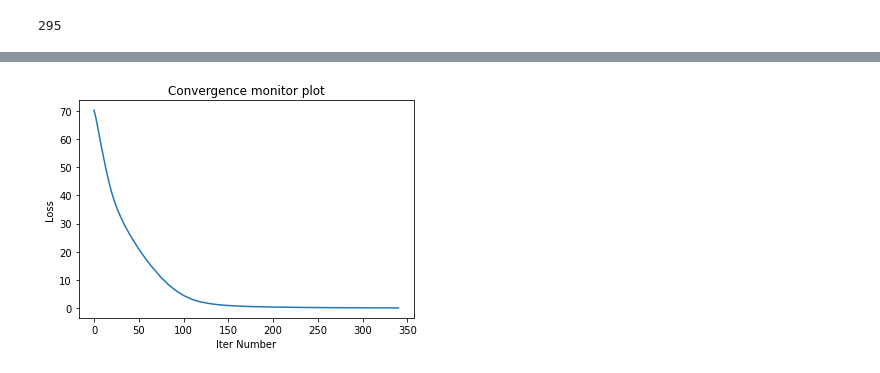
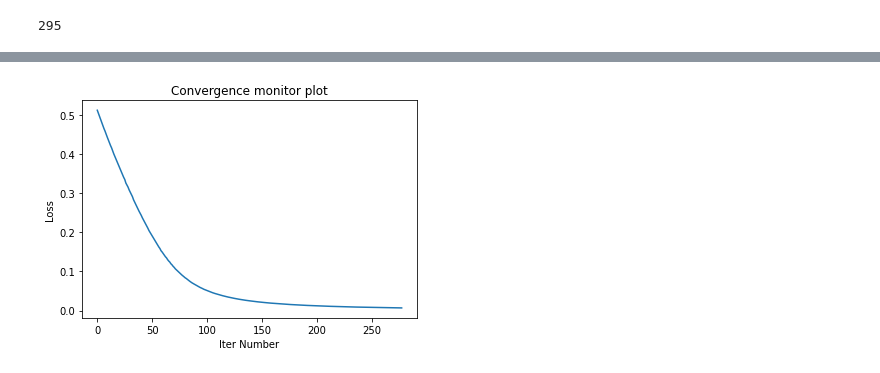
Before and after one commit to TheOneCodeGuy/AutoAssociationNN-RBM-AutoEncoders, a Jupyter notebook: Q1.ipynb, the cells around one changed output, grey strips where cells are left out. Drawn from its saved outputs; the diff is of its cells as text; code cells hidden in the pictures.

```diff
--- a/Q1.ipynb
+++ b/Q1.ipynb
@@ -211,8 +214,8 @@ classifier = classifier.to(device)
 # %%
 old_loss = np.inf
 
-max_epoch = 5000
-# losses= []
+max_epoch = 20000
+losses= []
 for epoch in range(max_epoch):
 
     running_loss = 0.0
@@ -245,7 +248,7 @@ for epoch in range(max_epoch):
     print(abs(running_loss-old_loss)/running_loss)
     losses.append(running_loss)
 
-    if abs(running_loss-old_loss)/running_loss < 1e-10:
+    if abs(running_loss-old_loss)/running_loss < 1e-4 and running_loss<1.05:
         print('Converged')
         break
 
@@ -281,20 +284,20 @@ plt.show()
 # %%
 with torch.no_grad():
 
-    test_loss = 0.0
-    y_test = []
-    y_test_pred = []
+    train_loss = 0.0
+    y_train = []
+    y_train_pred = []
 
     for data in trainloader:
 
         X, y = data[0].to(device), data[1].to(device)
         Z = ae1.get_z(X)
         y_hat = classifier(Z)
-        test_loss += criterion(y_hat, y)*len(X)/test_size
+        train_loss += criterion(y_hat, y)*len(X)/train_size
 
-        y_test.extend(list(y.cpu().detach().numpy()))
-        y_test_pred.extend(list(torch.argmax(y_hat, axis=1).cpu().detach().numpy()))
+        y_train.extend(list(y.cpu().detach().numpy()))
+        y_train_pred.extend(list(torch.argmax(y_hat, axis=1).cpu().detach().numpy()))
 
-print('Train Loss =', test_loss.item())
-pd.DataFrame(confusion_matrix(y_test, y_test_pred))
+print('Train Loss =', train_loss.item())
+pd.DataFrame(confusion_matrix(y_train, y_train_pred))
 # %% [output]
@@ -348,7 +360,7 @@ torch.save(classifier.state_dict(), 'a2_q1_wts.pt')
 # %%
 # To fit the PCA model we load all the training points in a single batch
 # train, test = train_test_loader('Data_Set_1(Colored_Images)', label_dict, train_fraction=0.8, batch_size=2000, num_workers=0)
-train, test = train_test_loader('/content/drive/My Drive/Data_Set_1(Colored_Images)', label_dict, train_fraction=0.8, batch_size=2000, num_workers=0)
+train, test, train_size, test_size = train_test_loader('/content/drive/My Drive/Data_Set_1(Colored_Images)', label_dict, train_fraction=0.8, batch_size=2000, num_workers=0)
 # %%
 kk = 0
 for i in train:
@@ -376,7 +388,7 @@ def return_pca(temp):
 PCA_model = return_pca(temp)
 # %%
 reduced_dimension = PCA_model.transform(temp).shape[1]
-pca_clf = FinalNet(reduced_dimension, [150, 75, 50], 5)
+pca_clf = FinalNet(reduced_dimension, [150, 50], 5)
 # %%
 reduced_dimension
 # %% [output]
@@ -415,12 +427,12 @@ for epoch in range(max_epoch):
         # Update Parameters
         optimizer.step()
 
-        running_loss += loss.item()
+        running_loss += loss.item()*len(X)/train_size
 
     print('Epoch', epoch+1, ': Loss =', running_loss)
     losses.append(running_loss)
 
-    if abs(running_loss-old_loss)/running_loss < 0.005 and running_loss<0.15:
+    if abs(running_loss-old_loss)/running_loss < 0.005 and running_loss<0.01:
         print('Converged')
         break
 
@@ -451,3 +463,3 @@ Epoch 341 : Loss = 0.14972602378111333
 Converged
 Finished Training
-[figure, old version]
+[figure, new version]
```
Also changed, not shown: parts of 17 cells of this notebook.
